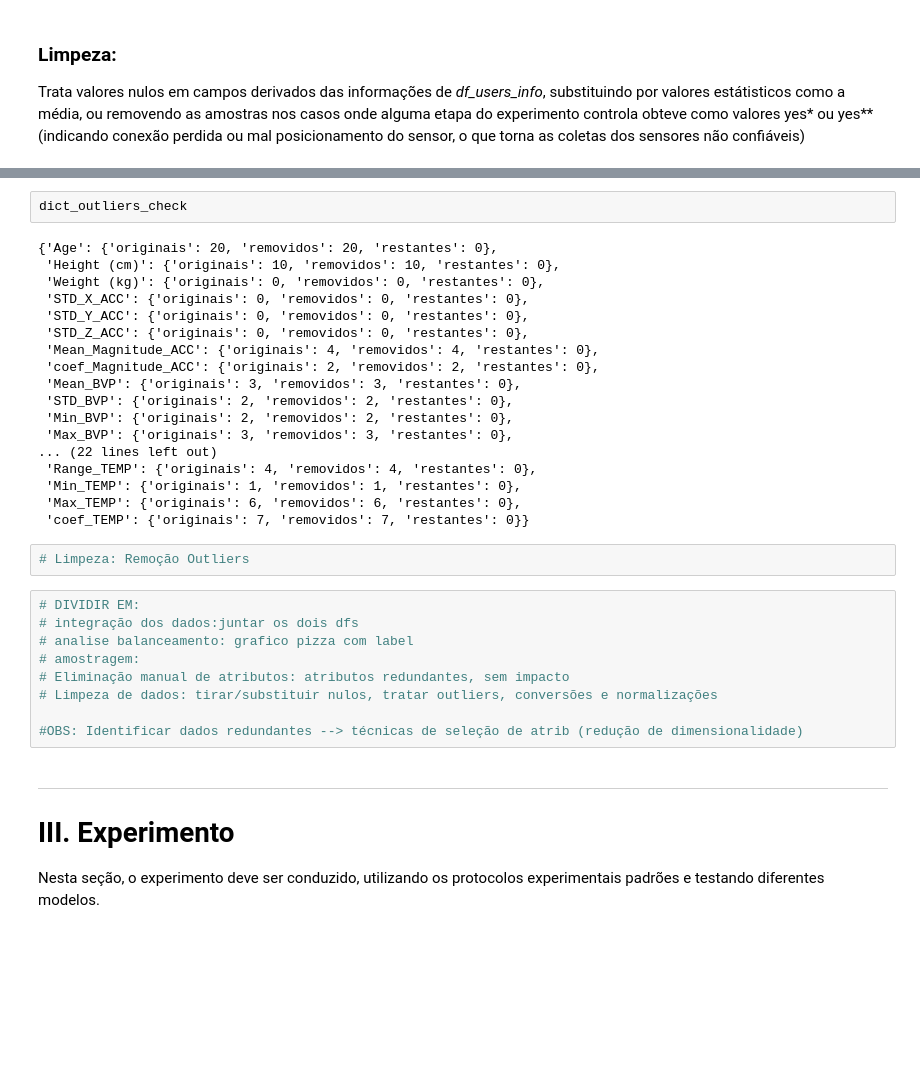
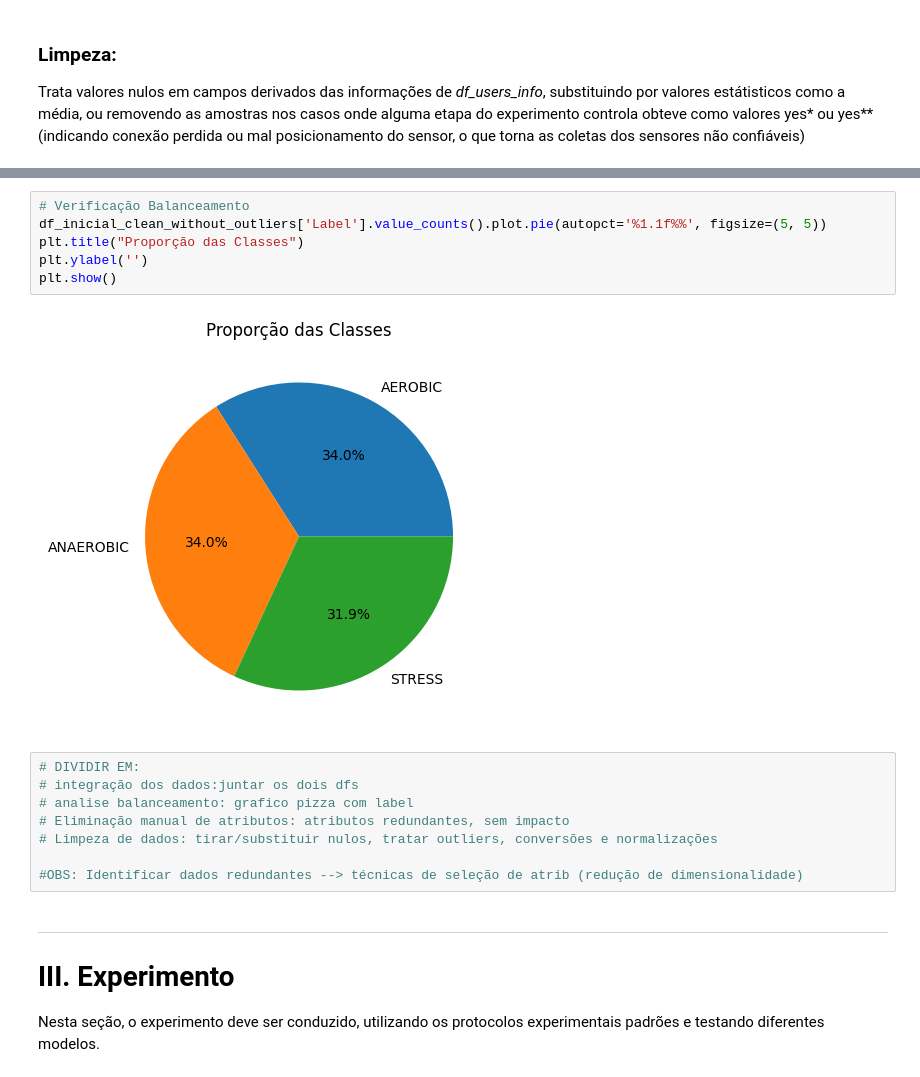
Before and after one commit to ottonifel/PROJETO_ML_FelipeOttoni_LeticiaAlmeida, a Jupyter notebook: main.ipynb, the cells around one changed output, grey strips where cells are left out. Saved outputs shown, nothing was run; the diff lists cells and outputs as text; blank space fills up the shorter version.

```diff
--- a/main.ipynb
+++ b/main.ipynb
@@ -535,30 +560,15 @@ memory usage: 22.1+ KB
-# %%
-dict_outliers_check
-# %% [output]
-{'Age': {'originais': 20, 'removidos': 20, 'restantes': 0},
- 'Height (cm)': {'originais': 10, 'removidos': 10, 'restantes': 0},
- 'Weight (kg)': {'originais': 0, 'removidos': 0, 'restantes': 0},
- 'STD_X_ACC': {'originais': 0, 'removidos': 0, 'restantes': 0},
- 'STD_Y_ACC': {'originais': 0, 'removidos': 0, 'restantes': 0},
- 'STD_Z_ACC': {'originais': 0, 'removidos': 0, 'restantes': 0},
- 'Mean_Magnitude_ACC': {'originais': 4, 'removidos': 4, 'restantes': 0},
- 'coef_Magnitude_ACC': {'originais': 2, 'removidos': 2, 'restantes': 0},
- 'Mean_BVP': {'originais': 3, 'removidos': 3, 'restantes': 0},
- 'STD_BVP': {'originais': 2, 'removidos': 2, 'restantes': 0},
- 'Min_BVP': {'originais': 2, 'removidos': 2, 'restantes': 0},
- 'Max_BVP': {'originais': 3, 'removidos': 3, 'restantes': 0},
-... (22 lines left out)
- 'Range_TEMP': {'originais': 4, 'removidos': 4, 'restantes': 0},
- 'Min_TEMP': {'originais': 1, 'removidos': 1, 'restantes': 0},
- 'Max_TEMP': {'originais': 6, 'removidos': 6, 'restantes': 0},
- 'coef_TEMP': {'originais': 7, 'removidos': 7, 'restantes': 0}}
-# %%
-# Limpeza: Remoção Outliers
+# %%
+# Verificação Balanceamento
+df_inicial_clean_without_outliers['Label'].value_counts().plot.pie(autopct='%1.1f%%', figsize=(5, 5))
+plt.title("Proporção das Classes")
+plt.ylabel('')
+plt.show()
+# %% [output]
+[figure, added]
 # %%
 # DIVIDIR EM:
 # integração dos dados:juntar os dois dfs
 # analise balanceamento: grafico pizza com label
-# amostragem:
 # Eliminação manual de atributos: atributos redundantes, sem impacto
 # Limpeza de dados: tirar/substituir nulos, tratar outliers, conversões e normalizações
 
```
Also changed, not shown: parts of 6 cells of this notebook.
